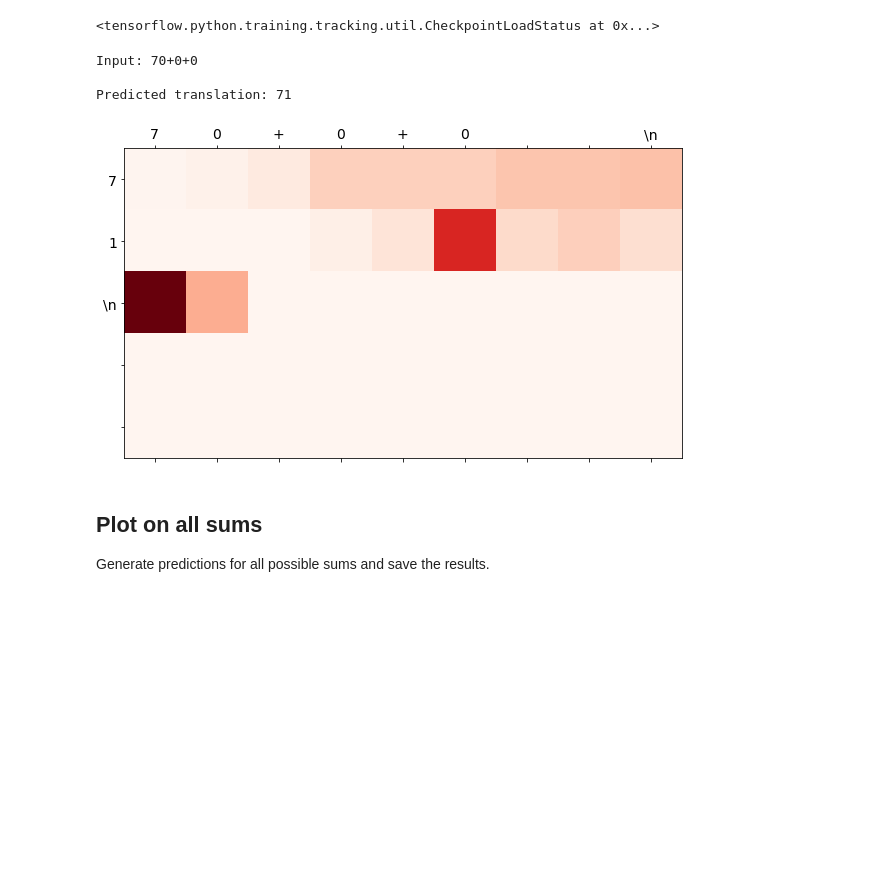
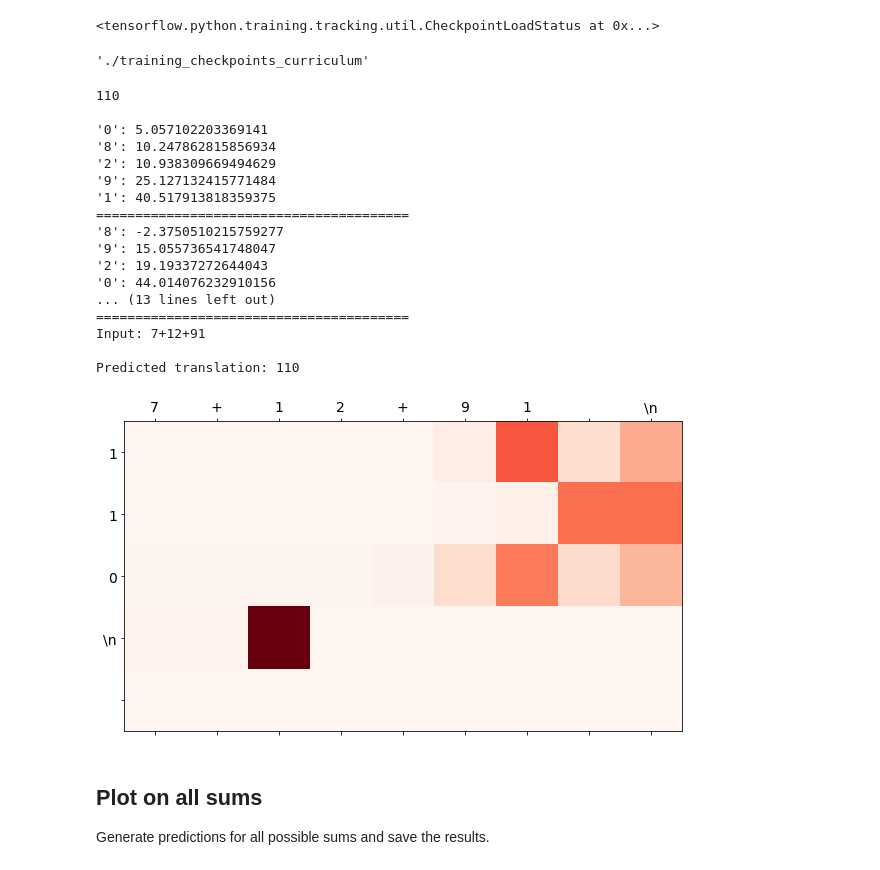
Before and after one commit to paulsavala/Addition-RNN, a Jupyter notebook: Notebooks/Attention with curriculum learning.ipynb, the cells around one changed output. Saved outputs shown, nothing was run; the diff lists cells and outputs as text; code cells hidden in the pictures; blank space fills up the shorter version.

Commit message:
Retrained curriculum

```diff
--- a/Notebooks/Attention with curriculum learning.ipynb
+++ b/Notebooks/Attention with curriculum learning.ipynb
@@ -473,7 +486,7 @@ Time taken for 1 epoch 1003.69690990448 sec
 
 Note: The encoder output is calculated only once for one input.
 # %%
-def evaluate(sentence):
+def evaluate(sentence, topN=False):
     attention_plot = np.zeros((max_length_targ, max_length_inp))
 
     # Preprocess the input
@@ -499,6 +512,9 @@ def evaluate(sentence):
     # Start by feeding the decoder the starting character
     dec_input = tf.expand_dims([Mappings.char_to_int['\t']], 0)
 
+    # Store the top-N predicted tokens (if requested)
+    topN_predicted = []
+
     for t in range(max_length_targ):
         # Continually decode the current result, and store the attention weights for plotting
         predictions, dec_hidden, attention_weights = decoder(dec_input, dec_hidden, enc_out)
@@ -508,16 +524,25 @@ def evaluate(sentence):
         attention_plot[t] = attention_weights.numpy()
 
         predicted_id = tf.argmax(predictions[0]).numpy()
+        if topN:
+            topN_predicted_id = np.argpartition(predictions, -topN)[0][-topN:]
+            topN_predicted.append({repr(Mappings.int_to_char[p_id]): predictions[0][p_id].numpy() for p_id in topN_predicted_id})
 
         result += Mappings.int_to_char[predicted_id]
 
         if predicted_id == Mappings.char_to_int['\n']:
-            return result, sentence, attention_plot
+            if topN:
+                return (result, topN_predicted), sentence, attention_plot
+            else:
+                return result, sentence, attention_plot
 
         # the predicted ID is fed back into the model
         dec_input = tf.expand_dims([predicted_id], 0)
 
-    return result, sentence, attention_plot
+    if topN:
+        return (result, topN_predicted), sentence, attention_plot
+    else:
+        return result, sentence, attention_plot
 # %%
 # function for plotting the attention weights
 def plot_attention(attention, sentence, predicted_sentence):
@@ -542,14 +567,25 @@ def plot_attention(attention, sentence, predicted_sentence):
 
     plt.show()
 # %%
-def translate(sentence):
-    result, sentence, attention_plot = evaluate(sentence)
+def translate(sentence, show_attention=True, topN=False):
+    if topN:
+        (result, topN_predicted), sentence, attention_plot = evaluate(sentence, topN)
+        print(result)
+        for tn in topN_predicted:
+            print('\n'.join(f'{k}: {v}' for k, v in tn.items()))
+            print('='*40)
+    else:
+        result, sentence, attention_plot = evaluate(sentence)
 
     print('Input: %s' % (sentence))
     print('Predicted translation: {}'.format(result))
 
     # attention_plot = attention_plot[:len(result), :len(sentence)]
-    plot_attention(attention_plot, sentence, result)
+    if show_attention:
+        plot_attention(attention_plot, sentence, result)
+
+    if topN:
+        return result, topN_predicted
 # %% [markdown]
 ## Restore the latest checkpoint and test
 # %%
@@ -557,8 +593,12 @@ def translate(sentence):
 checkpoint.restore(tf.train.latest_checkpoint(checkpoint_dir))
 # %% [output]
 <tensorflow.python.training.tracking.util.CheckpointLoadStatus at 0x...>
+# %%
+checkpoint_dir
+# %% [output]
+'./training_checkpoints_curriculum'
 # %%
-def generate_example_plot(input=None, idx=None):
+def generate_example_plot(input=None, idx=None, topN=False):
     output = None
     if idx is None and input is None:
         idx = np.random.randint(X_test.shape[1])
@@ -569,17 +609,34 @@ def generate_example_plot(input=None, idx=None):
         test_input = ''.join([decode(x) for x in input])
     else:
         test_input = input
-    translate(test_input)
+    if topN:
+        result, topN_predicted = translate(test_input, topN=topN)
+    else:
+        translate(test_input)
 
     if output is not None:
         print(f'Actual: {"".join([decode(x) for x in output]).strip()}')
 # %%
-generate_example_plot(one_nonzero_X[0])
+generate_example_plot(three_nonzero_X[0], topN=5)
 # %% [output]
-Input: 70+0+0
+110
 
-Predicted translation: 71
+'0': 5.057102203369141
+'8': 10.247862815856934
+'2': 10.938309669494629
+'9': 25.127132415771484
+'1': 40.517913818359375
+========================================
+'8': -2.3750510215759277
+'9': 15.055736541748047
+'2': 19.19337272644043
+'0': 44.014076232910156
+... (13 lines left out)
+========================================
+Input: 7+12+91
+
+Predicted translation: 110
-[figure, old version]
+[figure, new version]
 # %% [markdown]
 ## Plot on all sums
 
```
Also changed, not shown: parts of 5 cells of this notebook, 22 other files.
